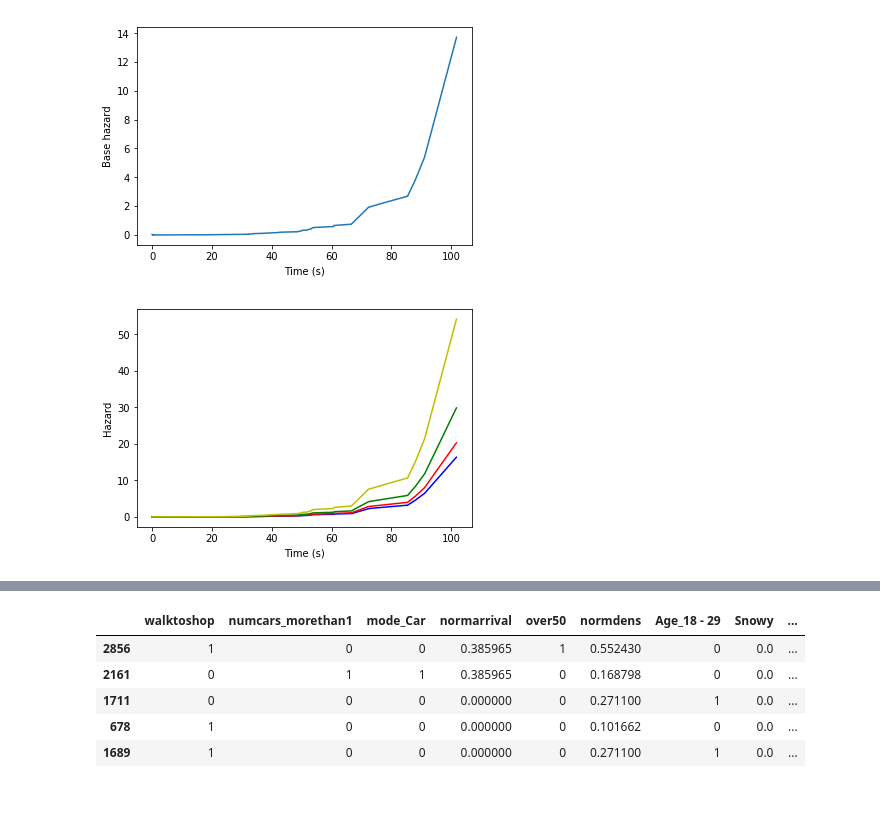
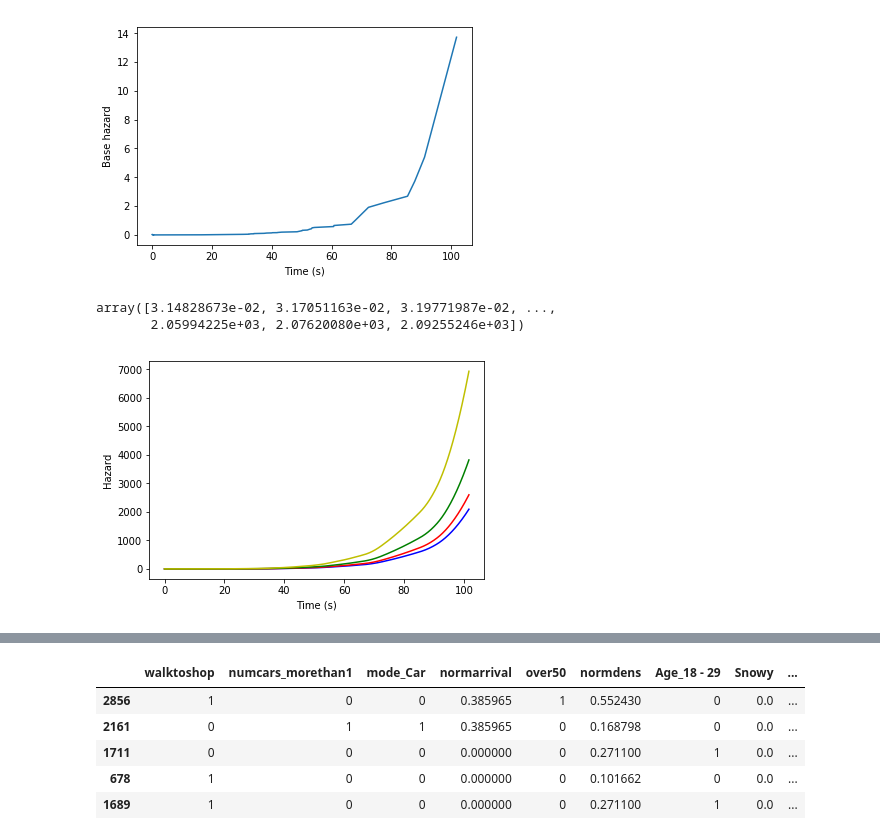
Before and after one commit to arashk1990/ProjectVR, a Jupyter notebook: models/WaitTimeCalculation.ipynb, the cells around one changed output, grey strips where cells are left out. Drawn from its saved outputs; the diff is of its cells as text; code cells hidden in the pictures; blank space fills up the shorter version.

Commit message:
Cumulative hazard issue fixed, rsquared added

```diff
--- a/models/WaitTimeCalculation.ipynb
+++ b/models/WaitTimeCalculation.ipynb
@@ -110,17 +110,23 @@ plt.show()
 
 discreteTimes = np.arange(0.0, max(eventsDF['Times']),0.1)  #define discrete times with 0.1 timesteps
 discreteBase = np.interp(discreteTimes,eventsDF['Times'],eventsDF['Base Hazard'])
-def hazard (x):    #x: covariates of the instance we are looking into
+def cumhazard (x):    #x: covariates of the instance we are looking into
     parthazard = network.hazard(x)
     hazard = parthazard * discreteBase
-    return hazard[0]
+    cumhazard = np.cumsum(hazard[0])
+    return cumhazard
+# %%
+cumhazard(xtrain[0:1,0:network.hyperparams['n_in']])
+# %% [output]
+array([3.14828673e-02, 3.17051163e-02, 3.19771987e-02, ...,
+       2.05994225e+03, 2.07620080e+03, 2.09255246e+03])
 # %%
 plt.xlabel('Time (s)')
 plt.ylabel('Hazard')
-plt.plot(discreteTimes,hazard(xtrain[0:1,0:network.hyperparams['n_in']]),'b')
-plt.plot(discreteTimes, hazard(xtrain[1:2,0:network.hyperparams['n_in']]), 'r')
-plt.plot(discreteTimes, hazard(xtrain[2:3,0:network.hyperparams['n_in']]), 'g')
-plt.plot(discreteTimes, hazard(xtrain[3:4,0:network.hyperparams['n_in']]), 'y')
+plt.plot(discreteTimes,cumhazard(xtrain[0:1,0:network.hyperparams['n_in']]),'b')
+plt.plot(discreteTimes, cumhazard(xtrain[1:2,0:network.hyperparams['n_in']]), 'r')
+plt.plot(discreteTimes, cumhazard(xtrain[2:3,0:network.hyperparams['n_in']]), 'g')
+plt.plot(discreteTimes, cumhazard(xtrain[3:4,0:network.hyperparams['n_in']]), 'y')
 plt.show()
 # %% [output]
-[figure, old version]
+[figure, new version]
```
Also changed, not shown: parts of 17 cells of this notebook.
